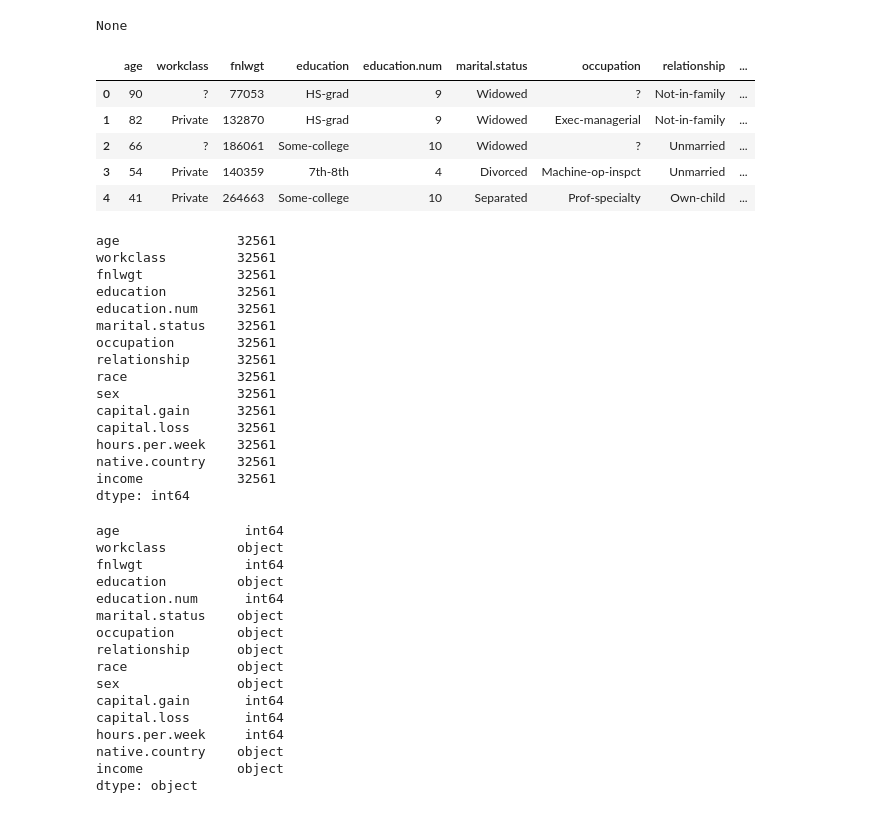
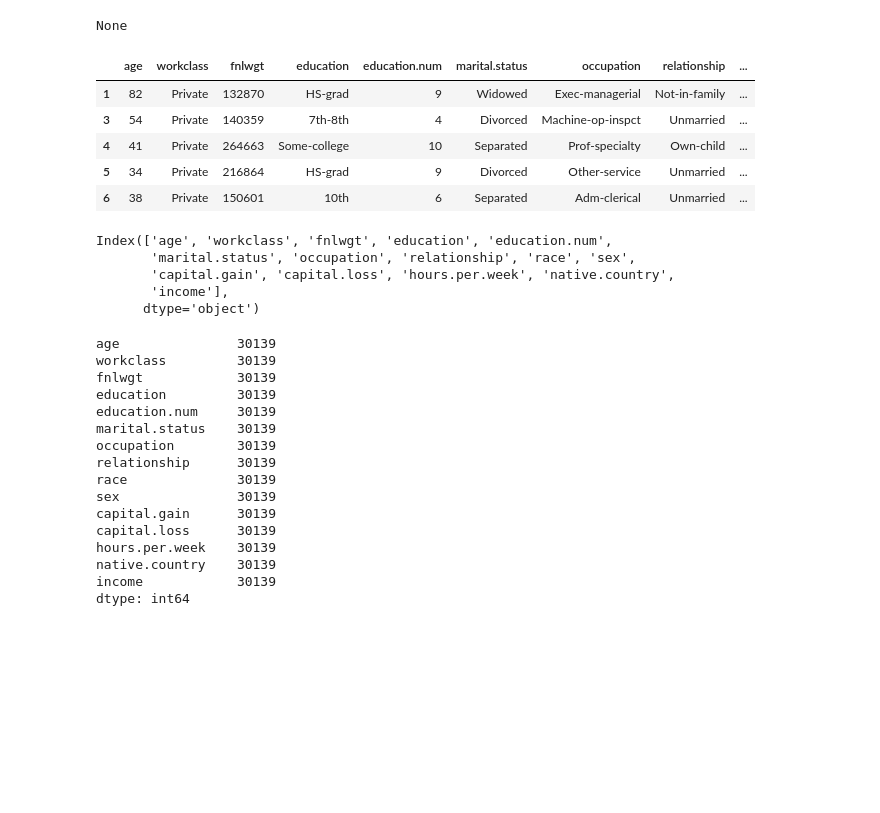
Before and after one commit to Naqibee/Project4, a Jupyter notebook: Income_Prediction.ipynb, the cells around one changed output. Drawn from its saved outputs; the diff is of its cells as text; code cells hidden in the pictures; blank space fills up the shorter version.

```diff
--- a/Income_Prediction.ipynb
+++ b/Income_Prediction.ipynb
@@ -79,12 +79,21 @@ print(duplicate)
 None
 # %%
 # Drop all rows with missing information
-df1 = df.dropna(how='any')
-df1.head()
+df.replace("?", pd.NA, inplace=True)
+df.dropna(inplace=True)
+df.head()
 # %% [output]
 |  | age | workclass | fnlwgt | education | education.num | marital.status | occupation | relationship | ... |
-| 0 | 90 | ? | 77053 | HS-grad | 9 | Widowed | ? | Not-in-family | ... |
 | 1 | 82 | Private | 132870 | HS-grad | 9 | Widowed | Exec-managerial | Not-in-family | ... |
-| 2 | 66 | ? | 186061 | Some-college | 10 | Widowed | ? | Unmarried | ... |
 | 3 | 54 | Private | 140359 | 7th-8th | 4 | Divorced | Machine-op-inspct | Unmarried | ... |
 | 4 | 41 | Private | 264663 | Some-college | 10 | Separated | Prof-specialty | Own-child | ... |
+| 5 | 34 | Private | 216864 | HS-grad | 9 | Divorced | Other-service | Unmarried | ... |
+| 6 | 38 | Private | 150601 | 10th | 6 | Separated | Adm-clerical | Unmarried | ... |
+# %%
+df.columns
+# %% [output]
+Index(['age', 'workclass', 'fnlwgt', 'education', 'education.num',
+       'marital.status', 'occupation', 'relationship', 'race', 'sex',
+       'capital.gain', 'capital.loss', 'hours.per.week', 'native.country',
+       'income'],
+      dtype='object')
@@ -92,39 +113,19 @@ df1.head()
 # Verify dropped rows
 df.count()
 # %% [output]
-age               32561
-workclass         32561
-fnlwgt            32561
-education         32561
-education.num     32561
-marital.status    32561
-occupation        32561
-relationship      32561
-race              32561
-sex               32561
-capital.gain      32561
-capital.loss      32561
-hours.per.week    32561
-native.country    32561
-income            32561
+age               30139
+workclass         30139
+fnlwgt            30139
+education         30139
+education.num     30139
+marital.status    30139
+occupation        30139
+relationship      30139
+race              30139
+sex               30139
+capital.gain      30139
+capital.loss      30139
+hours.per.week    30139
+native.country    30139
+income            30139
 dtype: int64
-# %%
-# The data type
-df.dtypes
-# %% [output]
-age                int64
-workclass         object
-fnlwgt             int64
-education         object
-education.num      int64
-marital.status    object
-occupation        object
-relationship      object
-race              object
-sex               object
-capital.gain       int64
-capital.loss       int64
-hours.per.week     int64
-native.country    object
-income            object
-dtype: object
```
Also changed, not shown: parts of 26 cells of this notebook.
